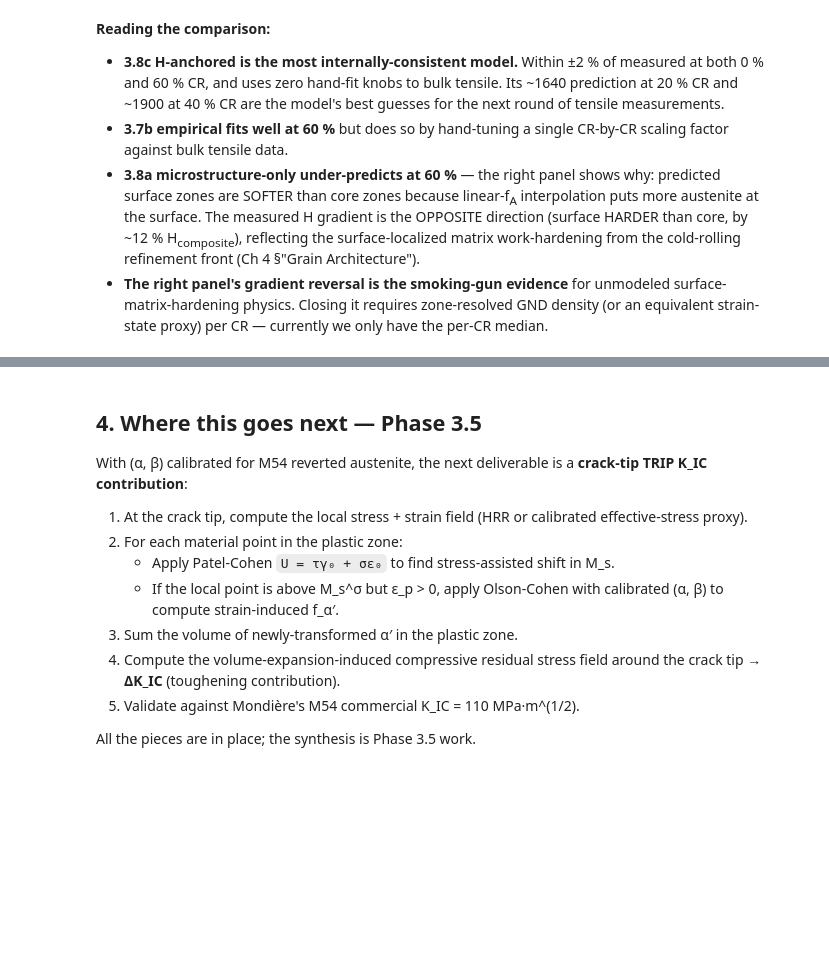
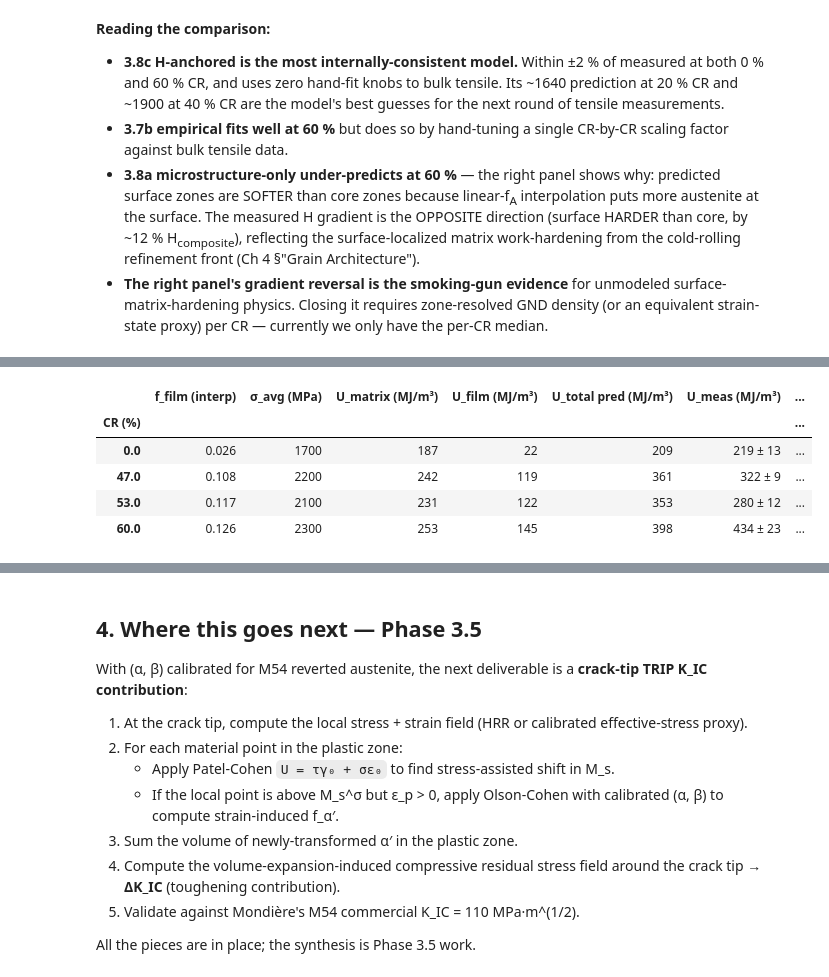
Before and after one commit to jedwa006/alloy-strengthening-contributions-modeling-public, a Jupyter notebook: notebooks/02_trip_toughening.ipynb, the cells around one changed output, grey strips where cells are left out. Saved outputs shown, nothing was run; the diff lists cells and outputs as text; code cells hidden in the pictures; blank space fills up the shorter version.

```diff
--- a/notebooks/02_trip_toughening.ipynb
+++ b/notebooks/02_trip_toughening.ipynb
@@ -582,0 +739,25 @@ plt.show()
+# %%
+from m54model.toughening import (
+    cw_cr_tensile_toughness_sweep, predict_tensile_toughness_maresca,
+)
+rows_tt = cw_cr_tensile_toughness_sweep()
+tbl_tt = pd.DataFrame([
+    {
+        'CR (%)':                r['cw_pct'],
+        'f_film (interp)':       f"{r['f_film']:.3f}",
+        'σ_avg (MPa)':           f"{r['sigma_avg_MPa']:.0f}",
+        'U_matrix (MJ/m³)':      f"{r['U_matrix_MJ_per_m3']:.0f}",
+        'U_film (MJ/m³)':        f"{r['U_film_MJ_per_m3']:.0f}",
+        'U_total pred (MJ/m³)':  f"{r['U_total_pred_MJ_per_m3']:.0f}",
+        'U_meas (MJ/m³)':        f"{r['U_meas_MJ_per_m3']:.0f} ± {r['U_meas_std_MJ_per_m3']:.0f}" if r['U_meas_MJ_per_m3'] else '—',
+        'miss':                  f"{r['miss_pct']:+.1f}%" if r['miss_pct'] is not None else '—',
+    } for r in rows_tt
+])
+tbl_tt.set_index('CR (%)')
+# %% [output]
+|  | f_film (interp) | σ_avg (MPa) | U_matrix (MJ/m³) | U_film (MJ/m³) | U_total pred (MJ/m³) | U_meas (MJ/m³) | ... |
+| CR (%) |  |  |  |  |  |  | ... |
+| 0.0 | 0.026 | 1700 | 187 | 22 | 209 | 219 ± 13 | ... |
+| 47.0 | 0.108 | 2200 | 242 | 119 | 361 | 322 ± 9 | ... |
+| 53.0 | 0.117 | 2100 | 231 | 122 | 353 | 280 ± 12 | ... |
+| 60.0 | 0.126 | 2300 | 253 | 145 | 398 | 434 ± 23 | ... |
```
Also changed, not shown: parts of 6 cells of this notebook, 6 other files.
